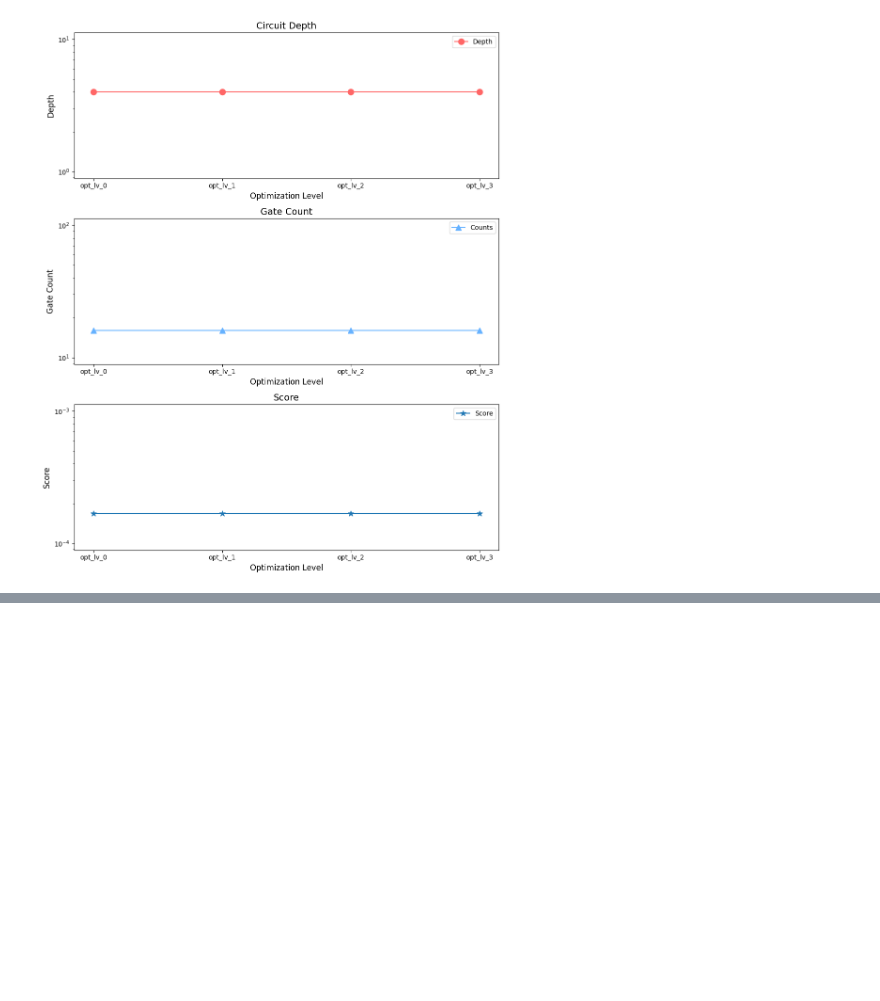
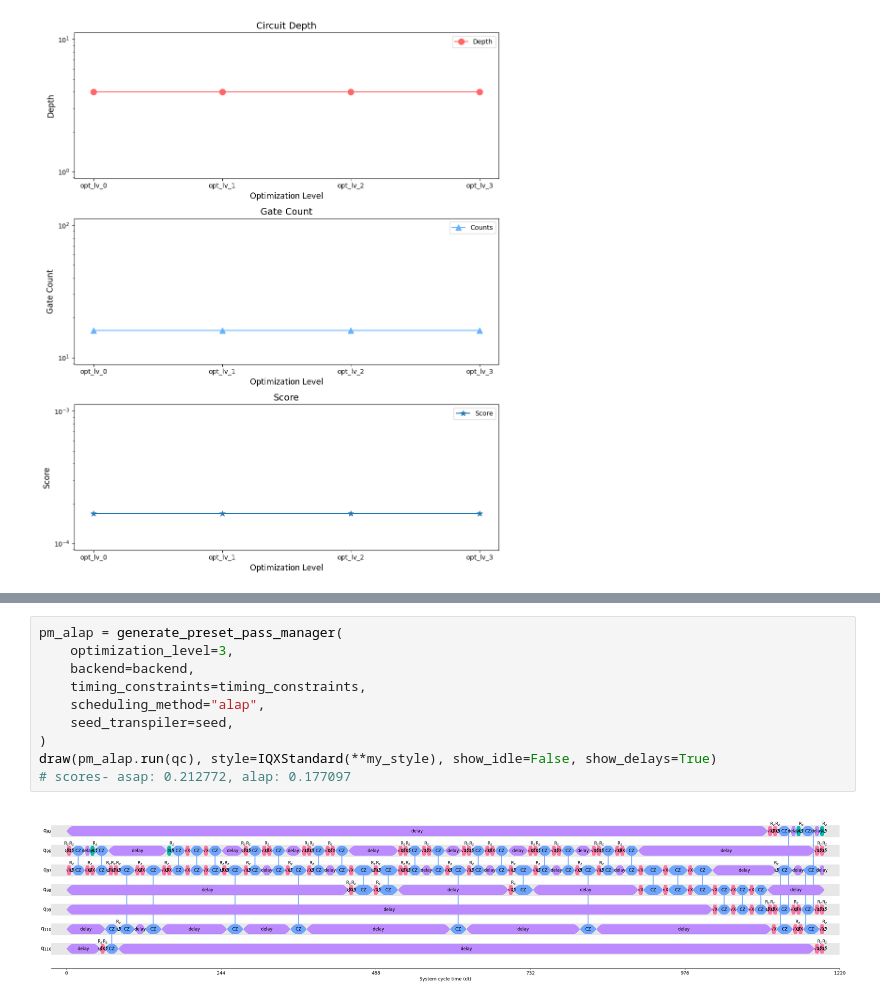
Before and after one commit to sagars2004/2024-IBM-Quantum-Challenge, a Jupyter notebook: ibm-quantum-challenge-2024-lab2.ipynb, the cells around one changed output, grey strips where cells are left out. Drawn from its saved outputs; the diff is of its cells as text; blank space fills up the shorter version.

```diff
--- a/ibm-quantum-challenge-2024-lab2.ipynb
+++ b/ibm-quantum-challenge-2024-lab2.ipynb
@@ -307,0 +594,12 @@ plt.show()
+# %%
+pm_alap = generate_preset_pass_manager(
+    optimization_level=3,
+    backend=backend,
+    timing_constraints=timing_constraints,
+    scheduling_method="alap",
+    seed_transpiler=seed,
+)
+draw(pm_alap.run(qc), style=IQXStandard(**my_style), show_idle=False, show_delays=True)
+# scores- asap: 0.212772, alap: 0.177097
+# %% [output]
+[figure, added]
```
Also changed, not shown: parts of 8 cells of this notebook.
